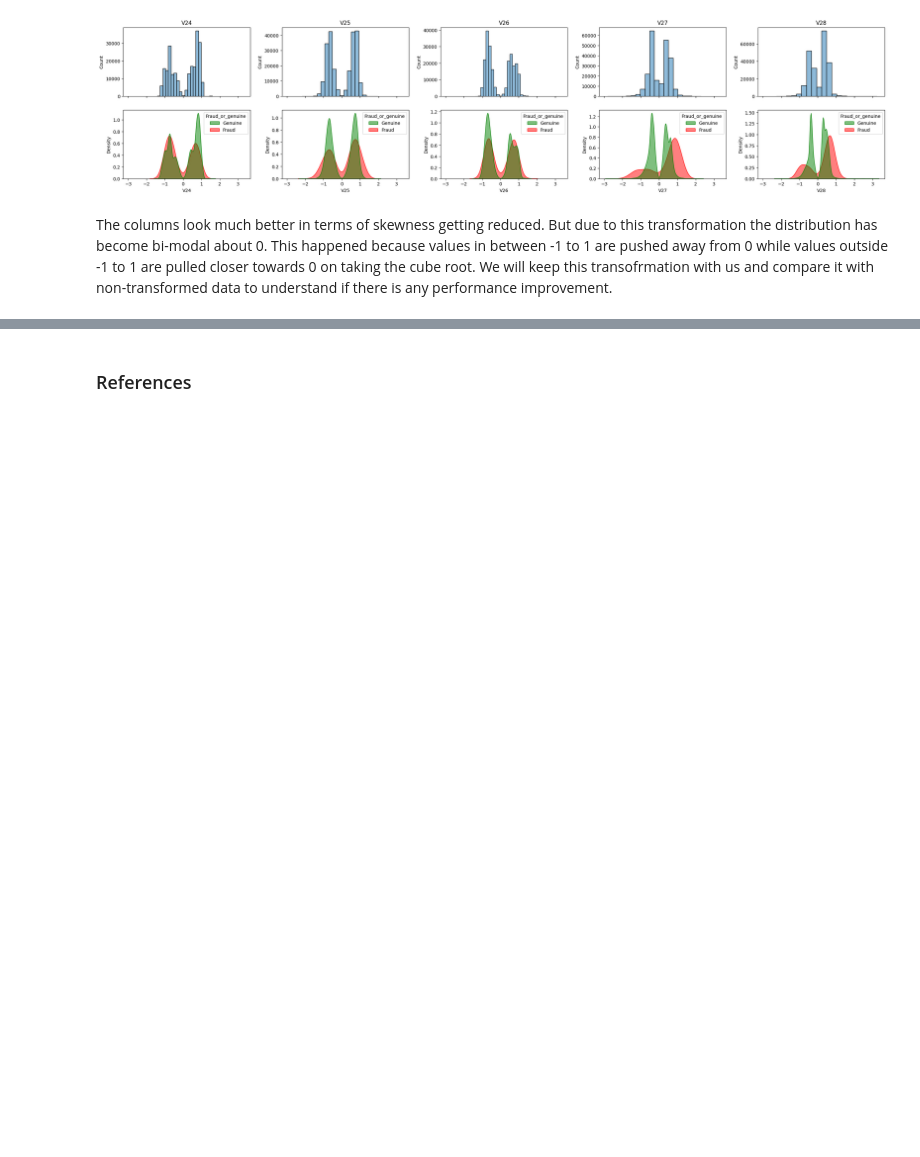
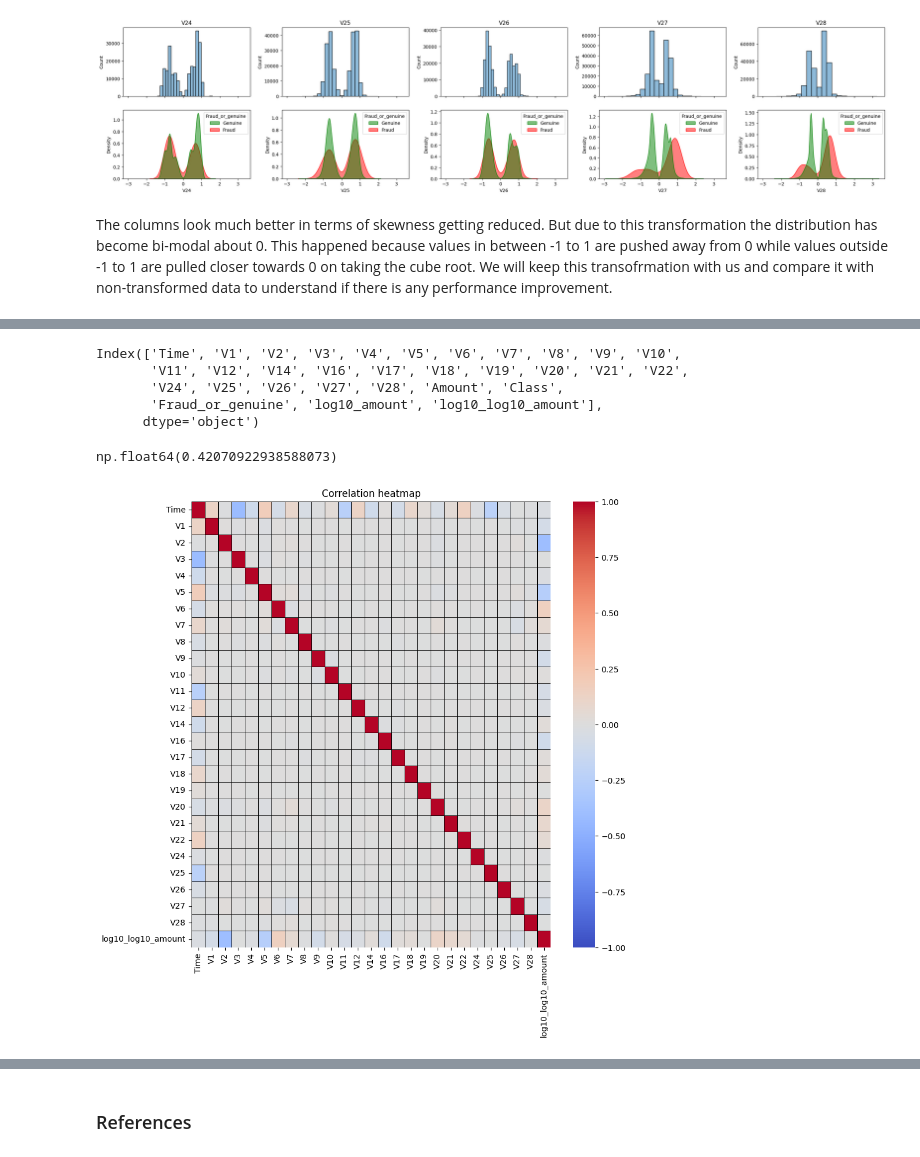
Before and after one commit to Sharma-Ayush/Credit-Card-Fraud-Detection, a Jupyter notebook: notebook/EDA.ipynb, the cells around one changed output, grey strips where cells are left out. Cells and saved outputs as stored; diff of their text form; code cells hidden in the pictures; blank space fills up the shorter version.

```diff
--- a/notebook/EDA.ipynb
+++ b/notebook/EDA.ipynb
@@ -470,0 +501,29 @@ The columns look much better in terms of skewness getting reduced. But due to th
+# %%
+df_train.columns
+# %% [output]
+Index(['Time', 'V1', 'V2', 'V3', 'V4', 'V5', 'V6', 'V7', 'V8', 'V9', 'V10',
+       'V11', 'V12', 'V14', 'V16', 'V17', 'V18', 'V19', 'V20', 'V21', 'V22',
+       'V24', 'V25', 'V26', 'V27', 'V28', 'Amount', 'Class',
+       'Fraud_or_genuine', 'log10_amount', 'log10_log10_amount'],
+      dtype='object')
+# %%
+# Numerical columns of concern right now
+num_cols = ['Time', 'V1', 'V2', 'V3', 'V4', 'V5', 'V6', 'V7', 'V8', 'V9', 'V10',
+            'V11', 'V12', 'V14', 'V16', 'V17', 'V18', 'V19', 'V20', 'V21', 'V22',
+            'V24', 'V25', 'V26', 'V27', 'V28', 'log10_log10_amount']
+# %%
+corr_matrix = df_train[num_cols].corr()
+# %%
+# Max correlation value
+np.max(np.abs(corr_matrix.replace(1, 0).values))
+# %% [output]
+np.float64(0.42070922938588073)
+# %%
+# Heatmap
+fig = plt.figure(figsize = (10, 10))
+ax = plt.axes()
+sns.heatmap(corr_matrix, vmin = -1, vmax = 1, cmap = 'coolwarm', linewidths = 0.5, linecolor = 'black', ax = ax)
+plt.title('Correlation heatmap')
+plt.show();
+# %% [output]
+[figure, added]
```
Also changed, not shown: parts of 10 cells of this notebook.
